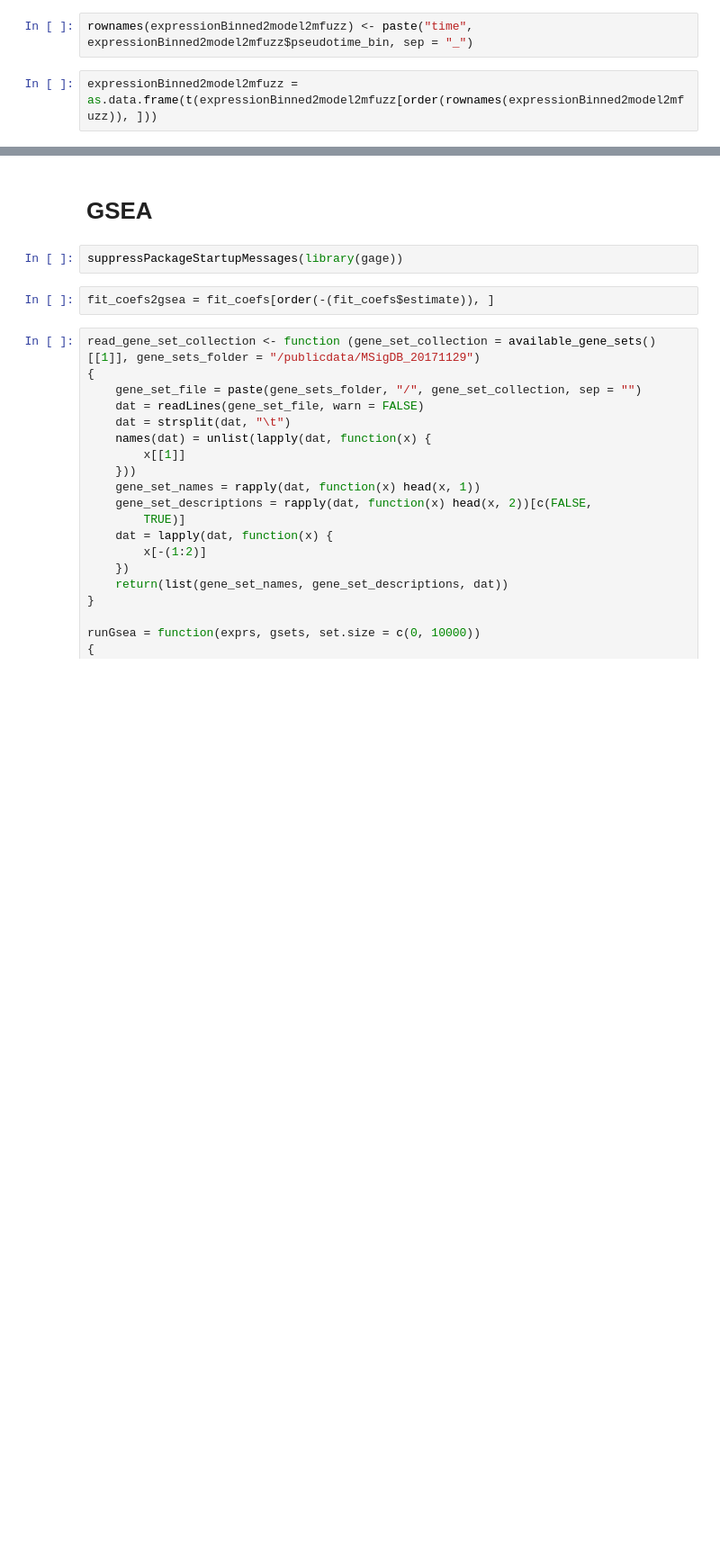
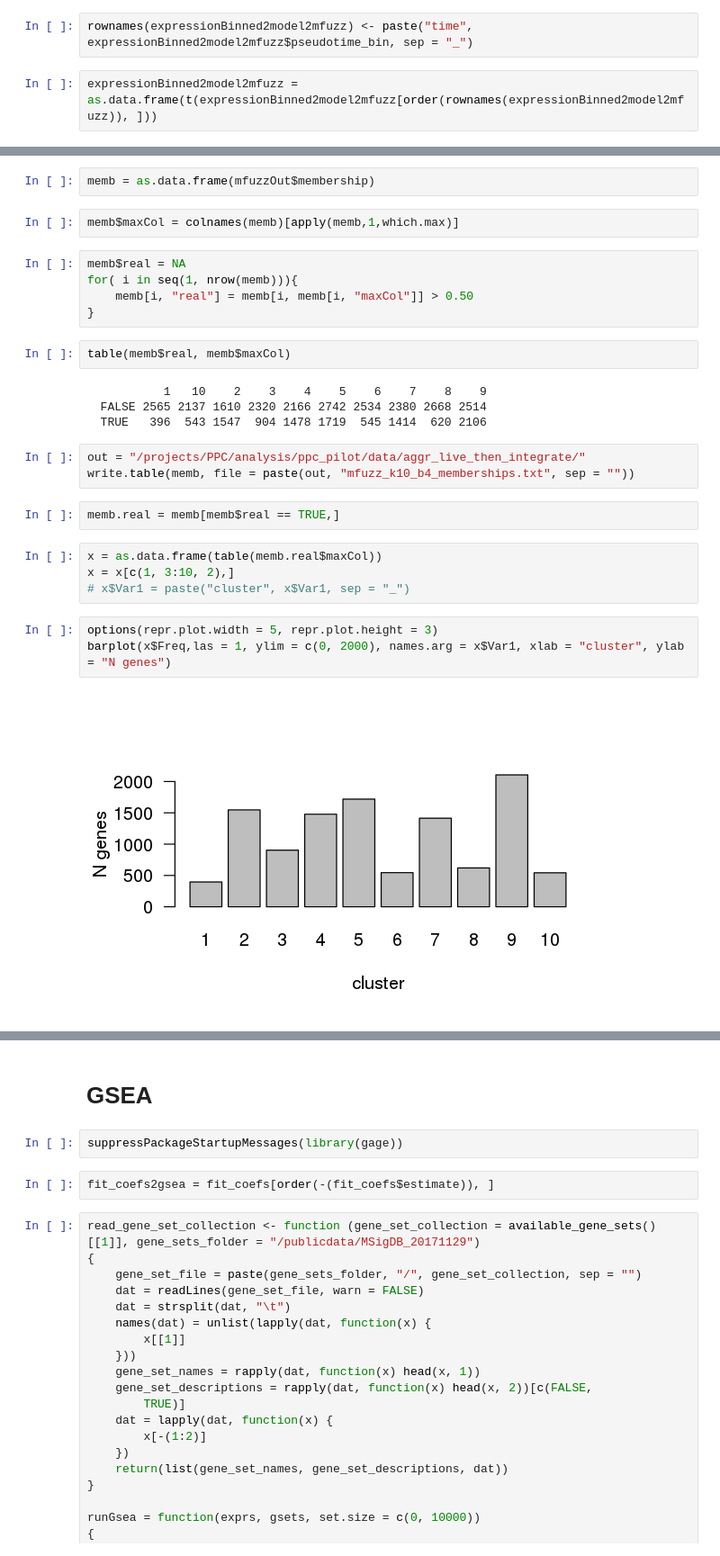
Before and after one commit to mkrdonovan/pancreatic_progenitor_singlecell, a Jupyter notebook: 0.6_PPC_GO_analysis.ipynb, the cells around one changed output, grey strips where cells are left out. Shown at 90% size. Saved outputs shown, nothing was run; the diff lists cells and outputs as text; blank space fills up the shorter version.

Commit message:
added GO and GSEA analysis for different PPC cell types

```diff
--- a/0.6_PPC_GO_analysis.ipynb
+++ b/0.6_PPC_GO_analysis.ipynb
@@ -437,0 +468,29 @@ write.table(expressionBinned2model2mfuzz, "/projects/PPC/analysis/ppc_pilot/data
+# %%
+memb = as.data.frame(mfuzzOut$membership)
+# %%
+memb$maxCol = colnames(memb)[apply(memb,1,which.max)]
+# %%
+memb$real = NA
+for( i in seq(1, nrow(memb))){
+    memb[i, "real"] = memb[i, memb[i, "maxCol"]] > 0.50
+}
+# %%
+table(memb$real, memb$maxCol)
+# %% [output]
+           1   10    2    3    4    5    6    7    8    9
+  FALSE 2565 2137 1610 2320 2166 2742 2534 2380 2668 2514
+  TRUE   396  543 1547  904 1478 1719  545 1414  620 2106
+# %%
+out = "/projects/PPC/analysis/ppc_pilot/data/aggr_live_then_integrate/"
+write.table(memb, file = paste(out, "mfuzz_k10_b4_memberships.txt", sep = ""))
+# %%
+memb.real = memb[memb$real == TRUE,]
+# %%
+x = as.data.frame(table(memb.real$maxCol))
+x = x[c(1, 3:10, 2),]
+# x$Var1 = paste("cluster", x$Var1, sep = "_")
+# %%
+options(repr.plot.width = 5, repr.plot.height = 3)
+barplot(x$Freq,las = 1, ylim = c(0, 2000), names.arg = x$Var1, xlab = "cluster", ylab = "N genes")
+# %% [output]
+[figure, added]
```
Also changed, not shown: parts of 18 cells of this notebook, 4 other files.
